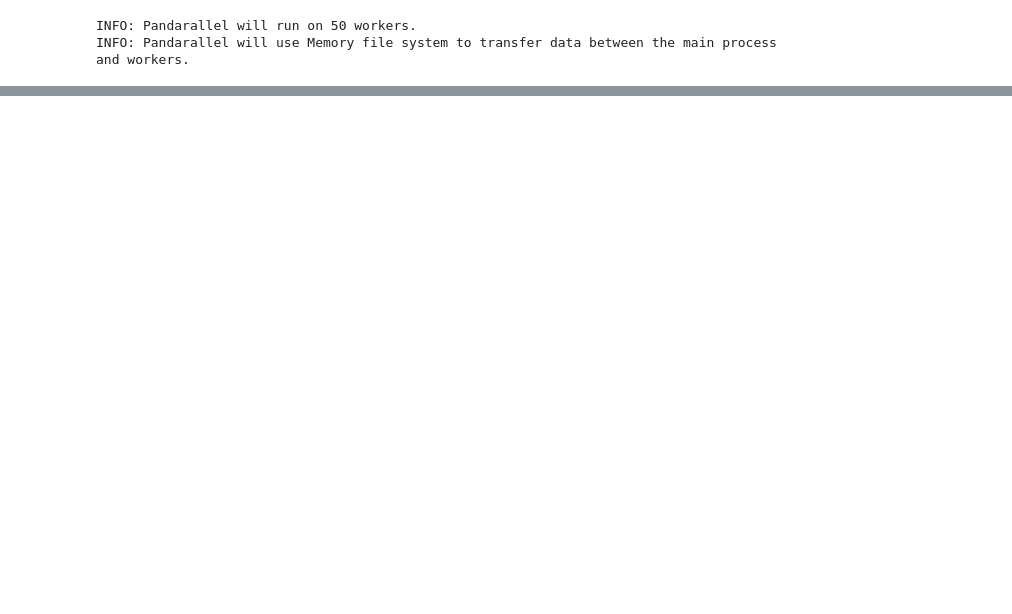
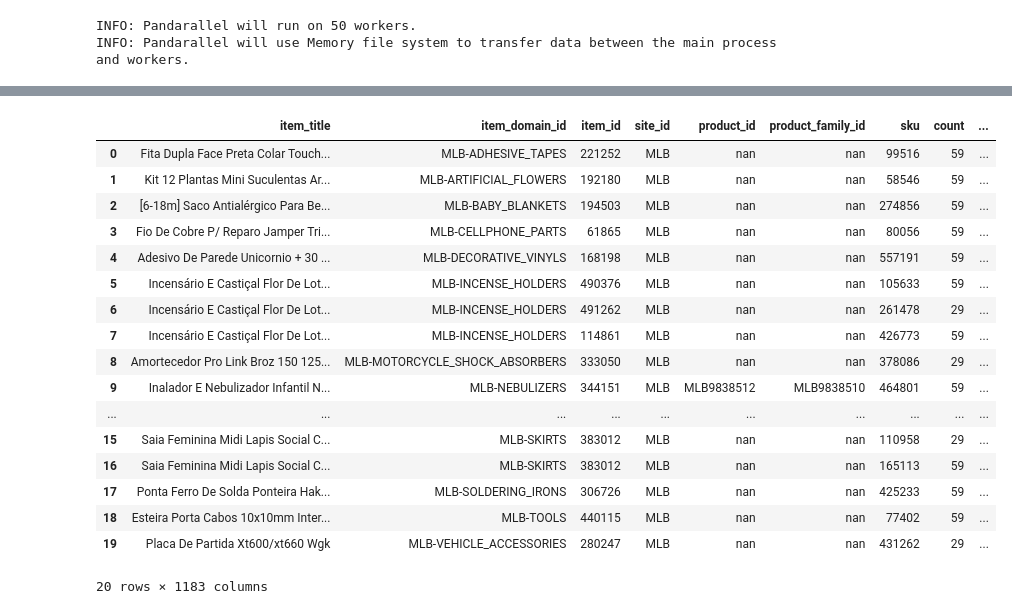
Before and after one commit to eduagarcia/meli-challenge-2021, a Jupyter notebook: extract_features_v2.ipynb, the cells around one changed output, grey strips where cells are left out. Saved outputs shown, nothing was run; the diff lists cells and outputs as text; code cells hidden in the pictures; blank space fills up the shorter version.

```diff
--- a/extract_features_v2.ipynb
+++ b/extract_features_v2.ipynb
@@ -101,2 +138,23 @@ df_features_v2 = feature_extraction_v2.extract_features_per_sku(df_train.iloc[0:
+# %%
+df_features_v2
+# %% [output]
+|  | item_title | item_domain_id | item_id | site_id | product_id | product_family_id | sku | count | ... |
+| 0 | Fita Dupla Face Preta Colar Touch... | MLB-ADHESIVE_TAPES | 221252 | MLB | nan | nan | 99516 | 59 | ... |
+| 1 | Kit 12 Plantas Mini Suculentas Ar... | MLB-ARTIFICIAL_FLOWERS | 192180 | MLB | nan | nan | 58546 | 59 | ... |
+| 2 | [6-18m] Saco Antialérgico Para Be... | MLB-BABY_BLANKETS | 194503 | MLB | nan | nan | 274856 | 59 | ... |
+| 3 | Fio De Cobre P/ Reparo Jamper Tri... | MLB-CELLPHONE_PARTS | 61865 | MLB | nan | nan | 80056 | 59 | ... |
+| 4 | Adesivo De Parede Unicornio + 30 ... | MLB-DECORATIVE_VINYLS | 168198 | MLB | nan | nan | 557191 | 59 | ... |
+| 5 | Incensário E Castiçal Flor De Lot... | MLB-INCENSE_HOLDERS | 490376 | MLB | nan | nan | 105633 | 59 | ... |
+| 6 | Incensário E Castiçal Flor De Lot... | MLB-INCENSE_HOLDERS | 491262 | MLB | nan | nan | 261478 | 29 | ... |
+| 7 | Incensário E Castiçal Flor De Lot... | MLB-INCENSE_HOLDERS | 114861 | MLB | nan | nan | 426773 | 59 | ... |
+| 8 | Amortecedor Pro Link Broz 150 125... | MLB-MOTORCYCLE_SHOCK_ABSORBERS | 333050 | MLB | nan | nan | 378086 | 29 | ... |
+| 9 | Inalador E Nebulizador Infantil N... | MLB-NEBULIZERS | 344151 | MLB | MLB9838512 | MLB9838510 | 464801 | 59 | ... |
+| ... | ... | ... | ... | ... | ... | ... | ... | ... | ... |
+| 15 | Saia Feminina Midi Lapis Social C... | MLB-SKIRTS | 383012 | MLB | nan | nan | 110958 | 29 | ... |
+| 16 | Saia Feminina Midi Lapis Social C... | MLB-SKIRTS | 383012 | MLB | nan | nan | 165113 | 59 | ... |
+| 17 | Ponta Ferro De Solda Ponteira Hak... | MLB-SOLDERING_IRONS | 306726 | MLB | nan | nan | 425233 | 59 | ... |
+| 18 | Esteira Porta Cabos 10x10mm Inter... | MLB-TOOLS | 440115 | MLB | nan | nan | 77402 | 59 | ... |
+| 19 | Placa De Partida Xt600/xt660 Wgk | MLB-VEHICLE_ACCESSORIES | 280247 | MLB | nan | nan | 431262 | 29 | ... |
+20 rows × 1183 columns
 # %%
 write_df(df_features_v2, './dataset/test.parquet')
```
Also changed, not shown: parts of 34 cells of this notebook, 2 other files.
